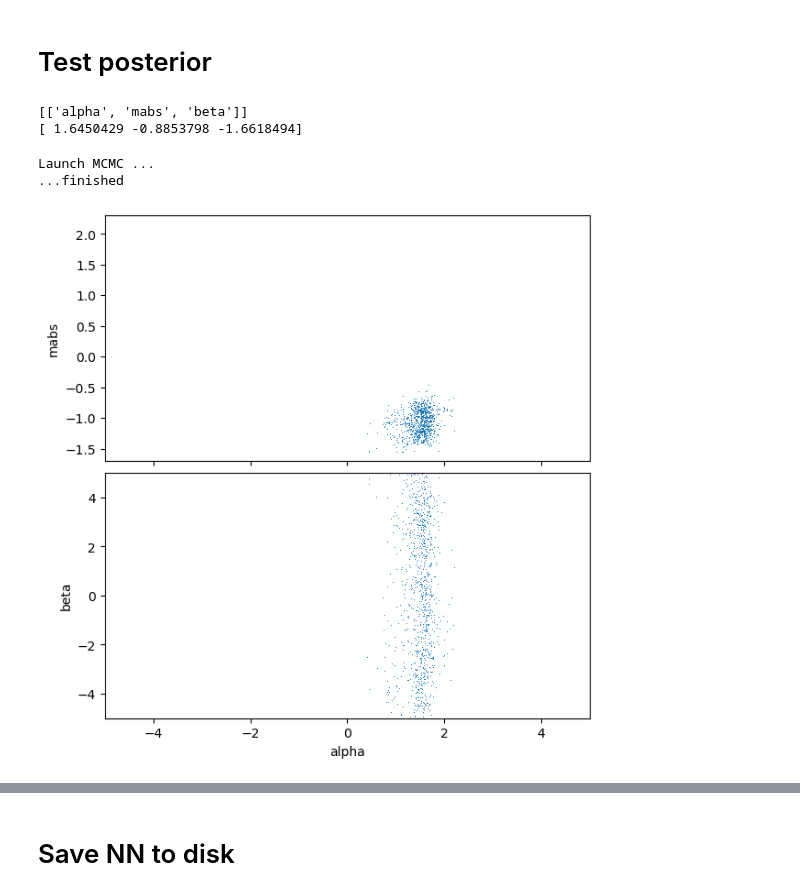
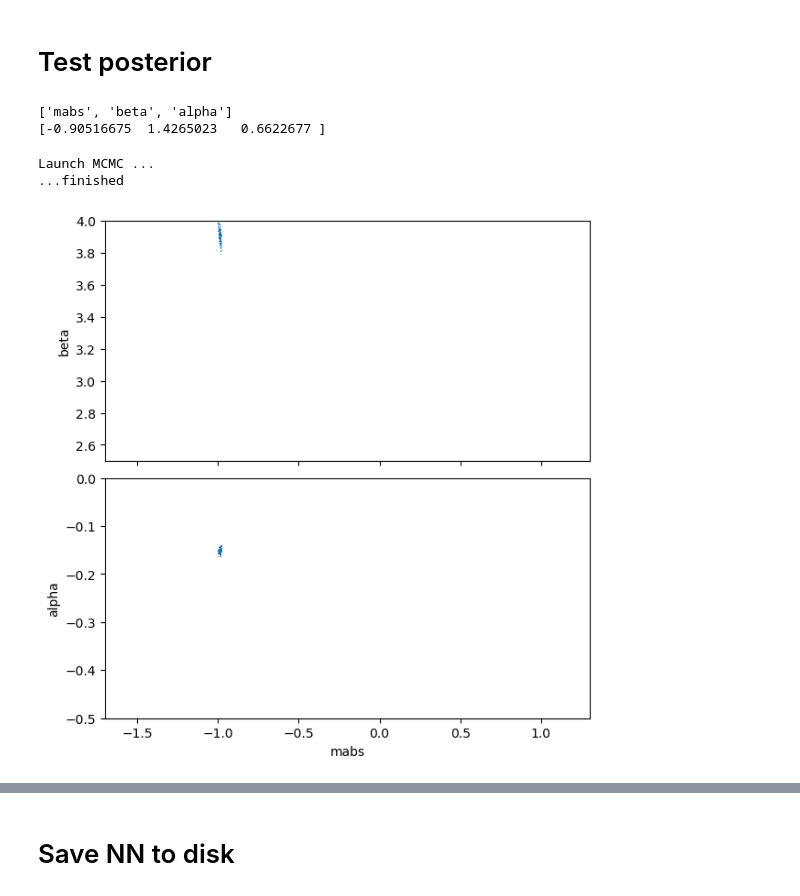
Before and after one commit to a-trigui/ximinf, a Jupyter notebook: notebooks/2_train_nn.ipynb, the cells around one changed output, grey strips where cells are left out. Drawn from its saved outputs; the diff is of its cells as text; code cells hidden in the pictures.

Commit message:
Correction of a big bug, missing the reordering of the data points for deepset, and beginning a draft for SNL

```diff
--- a/notebooks/2_train_nn.ipynb
+++ b/notebooks/2_train_nn.ipynb
@@ -236,8 +293,10 @@ param_true = jnp.stack([params[name] for name in param_names], axis=1)  # (N,K)
 
 data_names = list(data_padded.keys())
 n_cols = len(data_names)
+
 data_arrays = [data_padded[name] for name in data_names]
-data_concat = jnp.concatenate(data_arrays, axis=-1)   # (N, M*n_cols)
+data_stacked = jnp.stack(data_arrays, axis=-1)  # (N, M, n_cols)
+data_concat  = data_stacked.reshape(N, M * n_cols)
 # %% [markdown]
 ## Concatenate data
 # %%
@@ -456,7 +532,7 @@ Group 0: visible parameters = ['mabs', 'beta'], total = 2
 # %%
 # Define the learning rate schedule
 learning_rate_schedule = optax.exponential_decay(
-    init_value=1e-4,
+    init_value=5e-4,
     transition_steps=1000,  # Decay every 1000 forward passes
     decay_rate=0.9,
 )
@@ -691,12 +769,12 @@ plt.show()
 # %% [markdown]
 # Test posterior
 # %%
-index = 20
+index = 11
 print(param_groups)
 print(theta_star[index,:])
 # %% [output]
-[['alpha', 'mabs', 'beta']]
-[ 1.6450429 -0.8853798 -1.6618494]
+['mabs', 'beta', 'alpha']
+[-0.90516675  1.4265023   0.6622677 ]
 # %%
 # Select a single test sample (or batch) as input
 test_data = xy_test[index, :]  # single sample, shape (n_features,)
@@ -714,14 +792,14 @@ with jax.default_device(cpu):
         )
 
     # Initial position at the middle of priors
-    theta_init = (BOUNDS[:, 0] + BOUNDS[:, 1]) / 2.0
+    theta_init = theta_star[index,:] #(BOUNDS[:, 0] + BOUNDS[:, 1]) / 2.0
 
     print("Launch MCMC ...")
     # Run MCMC
     key, post = nnte.sample_posterior(
         log_post,
-        n_warmup=1000,
-        n_samples=1000,
+        n_warmup=200,
+        n_samples=200,
         init_position=theta_init,
         rng_key=key
     )
@@ -734,41 +812,55 @@ Launch MCMC ...
 # post has shape (n_samples, n_params)
 n_samples, n_params = post.shape
 
-# First parameter is always the abscissa
-x = post[:, 0]
+BOUNDS_phys = jnp.array([
+    [bounds_phys[p]['min'], bounds_phys[p]['max']]
+    for p in global_param_names
+])
+
+# Convert post from array to dict with column names
+post_dict = {name: post[:, i] for i, name in enumerate(global_param_names)}
+
+# Unnormalize each parameter
+post_unnormed_dict = unnormalize(post_dict, param_stats)
+
+# Convert back to array for plotting
+post_unnormed = jnp.stack([post_unnormed_dict[name] for name in global_param_names], axis=1)
+
+# Now post_unnormed[:, i] contains the real-scale parameters
+x = post_unnormed[:, 0]
 
 # Create one subplot per remaining parameter
 fig, axes = plt.subplots(
     n_params - 1,
     1,
     figsize=(6, 3 * (n_params - 1)),
     sharex=True,
     constrained_layout=True
 )
 
 # Ensure axes is iterable even if n_params == 2
 if n_params == 2:
     axes = [axes]
 
 for i, ax in enumerate(axes, start=1):
-    y = post[:, i]
+    y = post_unnormed[:, i]
 
     ax.plot(
         x,
         y,
         ',',
         markersize=4
     )
 
     # Axis limits from priors
-    ax.set_xlim(BOUNDS[0, 0], BOUNDS[0, 1])
-    ax.set_ylim(BOUNDS[i, 0], BOUNDS[i, 1])
+    ax.set_xlim(BOUNDS_phys[0, 0], BOUNDS_phys[0, 1])
+    ax.set_ylim(BOUNDS_phys[i, 0], BOUNDS_phys[i, 1])
 
     # Labels
     ax.set_ylabel(global_param_names[i])
 
 axes[-1].set_xlabel(global_param_names[0])
 
 plt.show()
 # %% [output]
-[figure, old version]
+[figure, new version]
```
Also changed, not shown: parts of 16 cells of this notebook, 5 other files.
